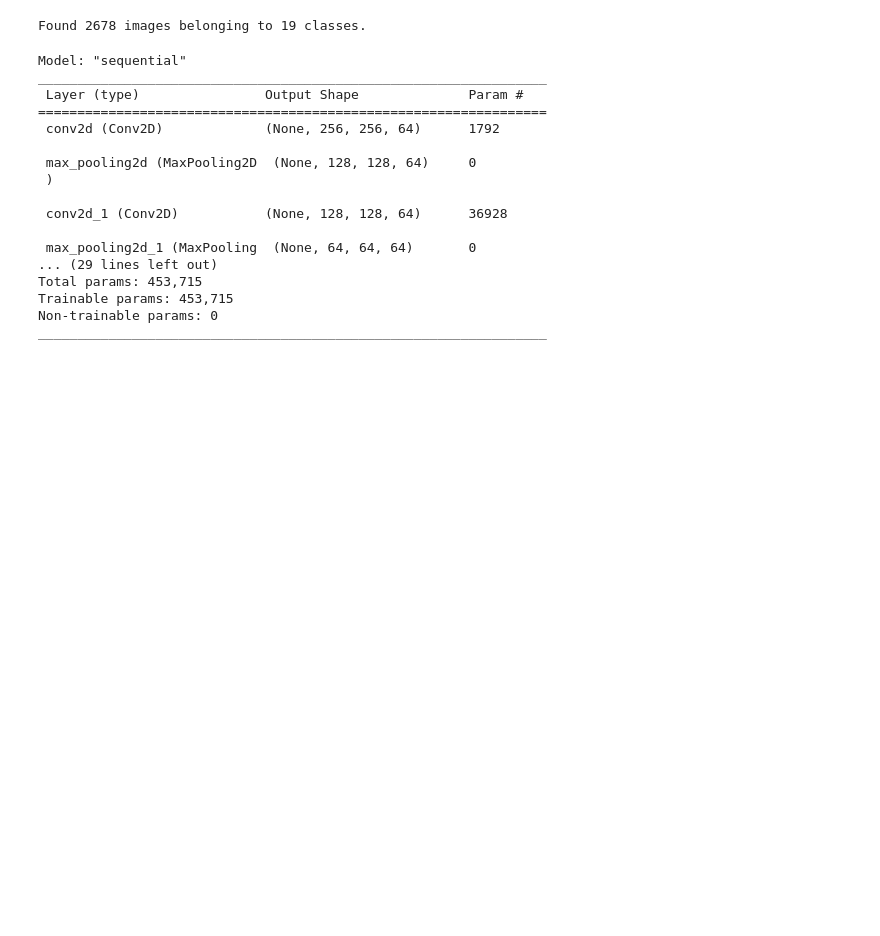
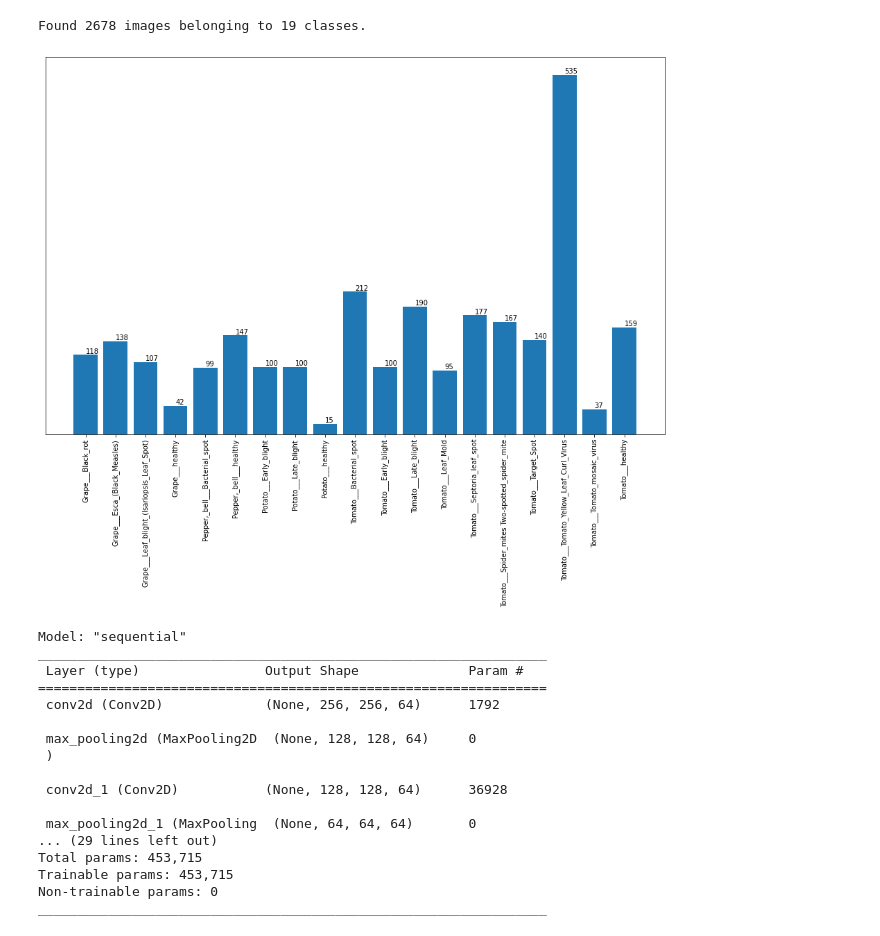
Before and after one commit to Vishwajeet111/Classification-of-Leaves-disease, a Jupyter notebook: Trial_v_1.ipynb, the cells around one changed output. Drawn from its saved outputs; the diff is of its cells as text; code cells hidden in the pictures; blank space fills up the shorter version.

```diff
--- a/Trial_v_1.ipynb
+++ b/Trial_v_1.ipynb
@@ -58,6 +94,29 @@ val_generator = val_datagen.flow_from_directory(
 )
 # %% [output]
 Found 2678 images belonging to 19 classes.
+# %%
+val_count = []
+i = 0
+while i in range(len(val_generator)):
+  image_label, label_batch = next(val_generator)
+  print(i)
+  val_count.extend(list(label_batch))
+  i+= 1
+val_count = list(map(int, val_count))
+res1 = dict.fromkeys(set(val_count), 0)
+print(res1)
+for i in val_count:
+  if i in res1.keys():
+    res1[i] += 1
+# %%
+barplot = plt.bar(x=class_names,height=res1.values())
+plt.xticks(rotation=90)
+plt.yticks([])
+for bar in barplot:
+    yval = bar.get_height()
+    plt.text(bar.get_x() + bar.get_width()/2.0, yval, int(yval), va='bottom')
+# %% [output]
+[figure, added]
 # %%
 input_shape = (image_size,image_size,channels)
 n_classes = 19
```
Also changed, not shown: parts of 4 cells of this notebook.
